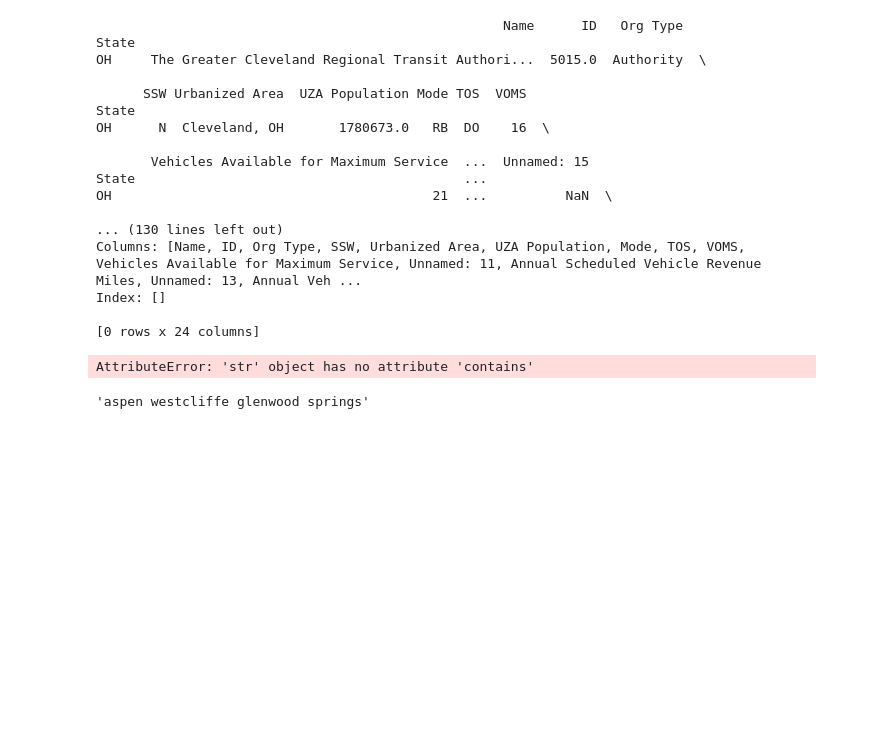
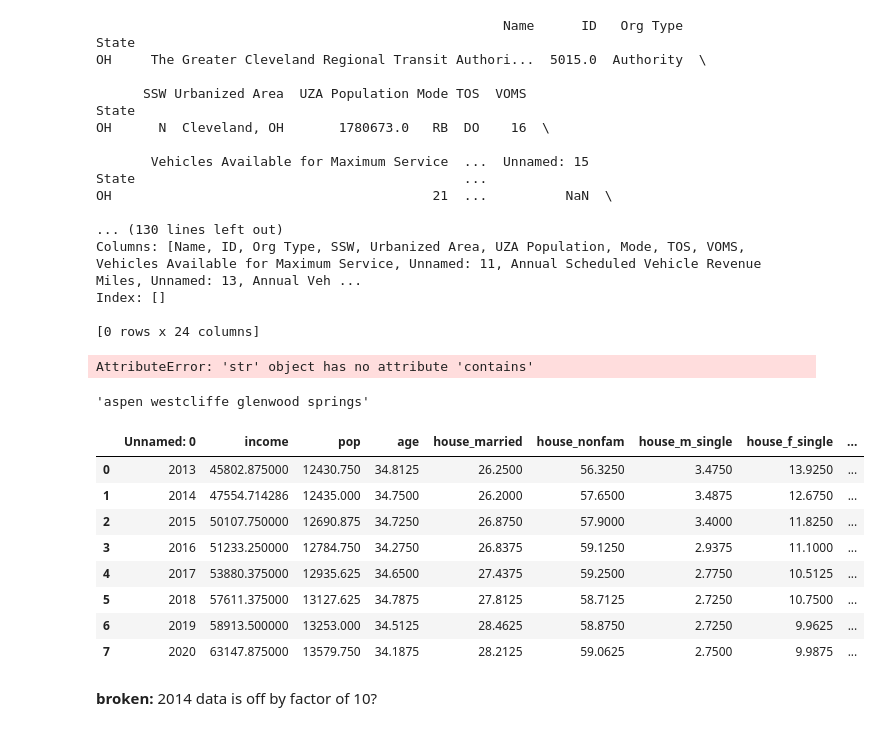
Before and after one commit to hudyu17/transit-model, a Jupyter notebook: model/notebooks/preprocess_cleveland.ipynb, the cells around one changed output. Cells and saved outputs as stored; diff of their text form; code cells hidden in the pictures; blank space fills up the shorter version.

Commit message:
ntd data cleaning

```diff
--- a/model/notebooks/preprocess_cleveland.ipynb
+++ b/model/notebooks/preprocess_cleveland.ipynb
@@ -190,3 +209,25 @@ AttributeError: 'str' object has no attribute 'contains'
 'aspen_westcliffe_glenwood_springs'.replace("_", " ")
 # %% [output]
 'aspen westcliffe glenwood springs'
+# %%
+kansas = pd.read_csv('../data/processed/kansas.csv')
+kansas['Primary UZA\n Population']
+kansas.rename(columns={'Primary UZA\n Population': 'Primary UZA Population'}, inplace=True)
+# %%
+kansas['UZA Population'].update(kansas.pop('Primary UZA Population'))
+kansas['VOMS'].update(kansas.pop('Mode VOMS'))
+kansas['Vehicle Revenue Miles'].update(kansas.pop('Annual Vehicle Revenue Miles'))
+# %%
+kansas
+# %% [output]
+|  | Unnamed: 0 | income | pop | age | house_married | house_nonfam | house_m_single | house_f_single | ... |
+| 0 | 2013 | 45802.875000 | 12430.750 | 34.8125 | 26.2500 | 56.3250 | 3.4750 | 13.9250 | ... |
+| 1 | 2014 | 47554.714286 | 12435.000 | 34.7500 | 26.2000 | 57.6500 | 3.4875 | 12.6750 | ... |
+| 2 | 2015 | 50107.750000 | 12690.875 | 34.7250 | 26.8750 | 57.9000 | 3.4000 | 11.8250 | ... |
+| 3 | 2016 | 51233.250000 | 12784.750 | 34.2750 | 26.8375 | 59.1250 | 2.9375 | 11.1000 | ... |
+| 4 | 2017 | 53880.375000 | 12935.625 | 34.6500 | 27.4375 | 59.2500 | 2.7750 | 10.5125 | ... |
+| 5 | 2018 | 57611.375000 | 13127.625 | 34.7875 | 27.8125 | 58.7125 | 2.7250 | 10.7500 | ... |
+| 6 | 2019 | 58913.500000 | 13253.000 | 34.5125 | 28.4625 | 58.8750 | 2.7250 | 9.9625 | ... |
+| 7 | 2020 | 63147.875000 | 13579.750 | 34.1875 | 28.2125 | 59.0625 | 2.7500 | 9.9875 | ... |
+# %% [markdown]
+**broken:** 2014 data is off by factor of 10?
```
Also changed, not shown: parts of 7 cells of this notebook, 5 other files.
